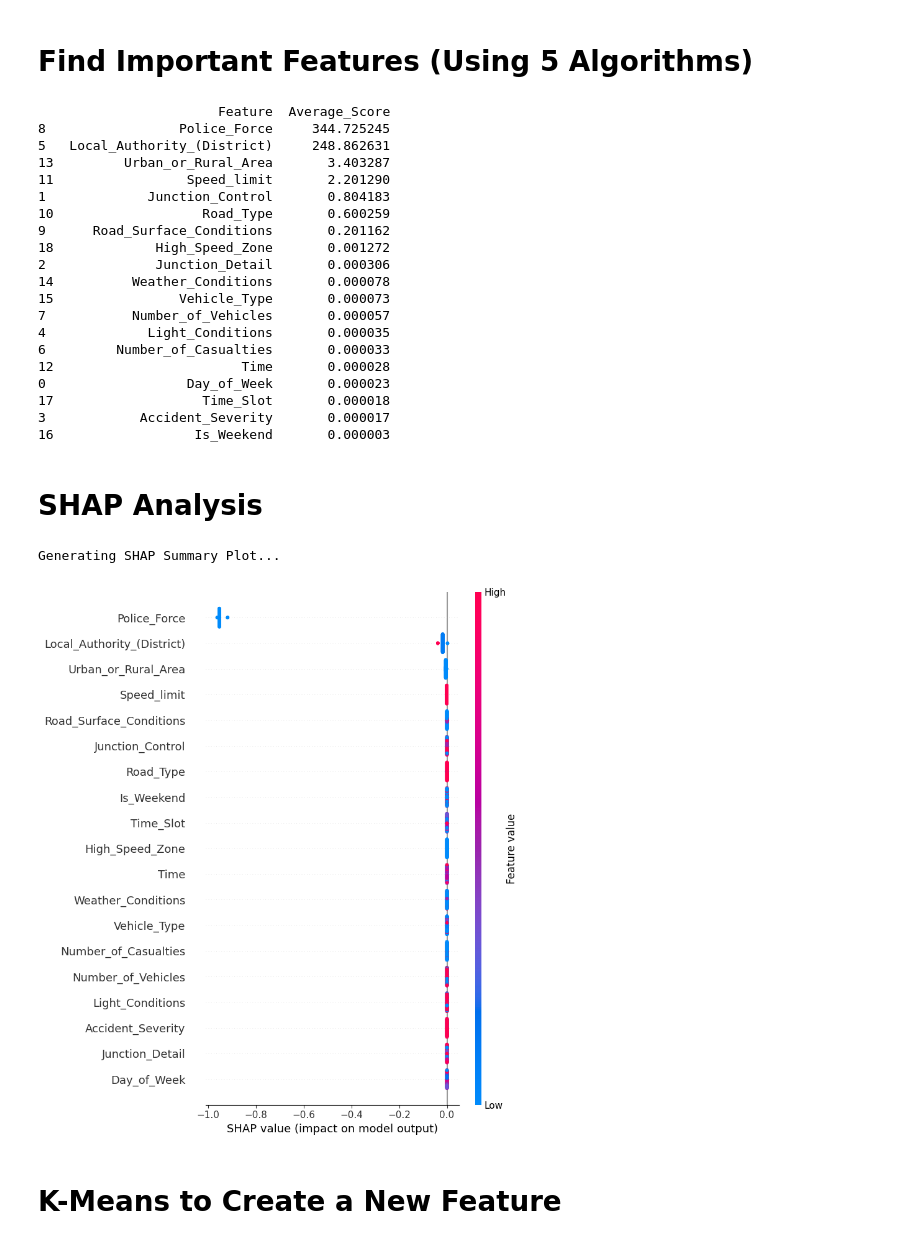
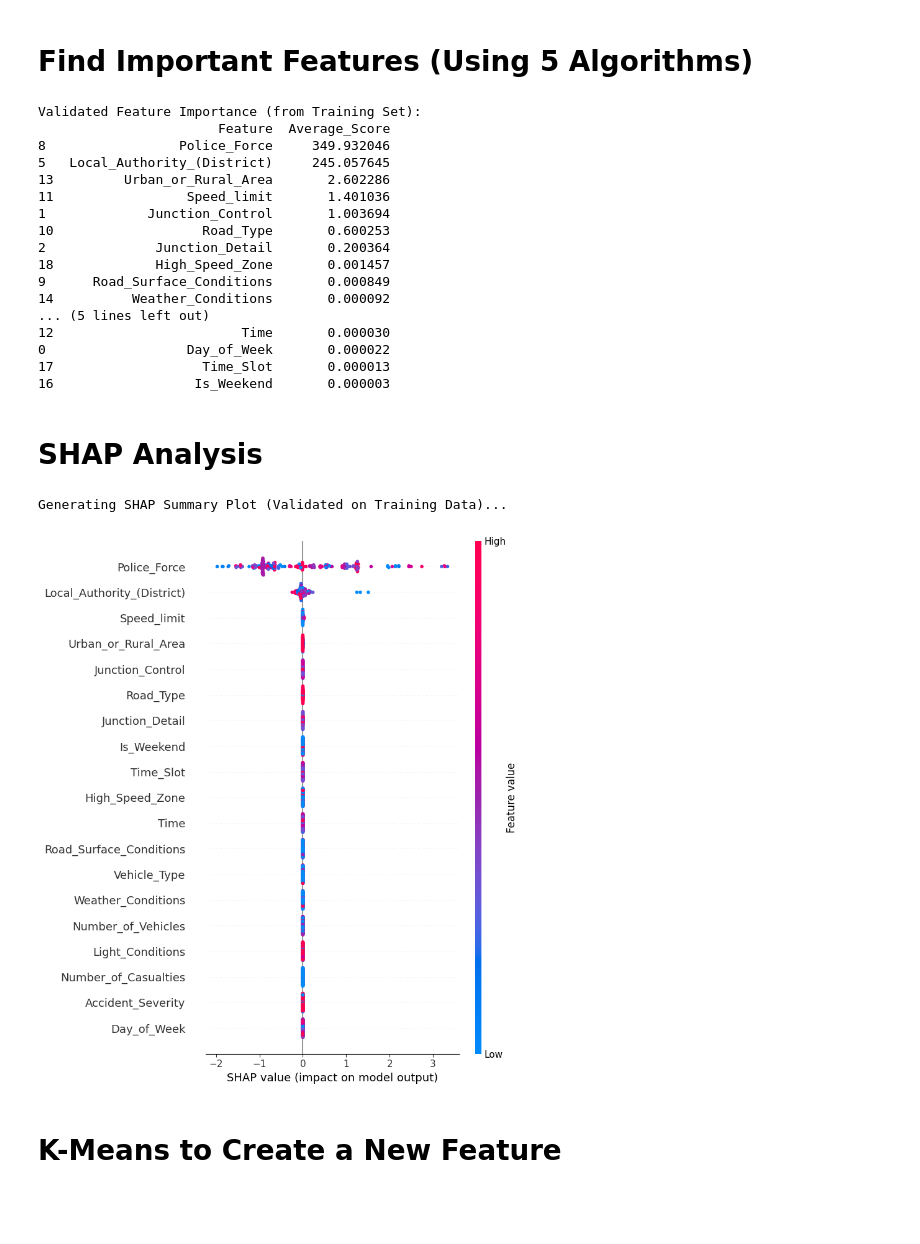
Before and after one commit to MoazzamArshad/Traffic-Road-Accident-Notebook, a Jupyter notebook: visualized-and-preprocessed.ipynb, the cells around one changed output. Drawn from its saved outputs; the diff is of its cells as text; code cells hidden in the pictures; blank space fills up the shorter version.

Commit message:
Kaggle Notebook | Visualized and Preprocessed | Version 5

```diff
--- a/visualized-and-preprocessed.ipynb
+++ b/visualized-and-preprocessed.ipynb
@@ -367,18 +367,21 @@ df['High_Speed_Zone'] = (df['Speed_limit'] > 50).astype(int)
 # %% [markdown]
 # Find Important Features (Using 5 Algorithms)
 # %%
+from sklearn.model_selection import train_test_split
 import lightgbm as lgb
 from xgboost import XGBRegressor
 from sklearn.ensemble import RandomForestRegressor, ExtraTreesRegressor
 from sklearn.tree import DecisionTreeRegressor
 import pandas as pd
 
-# 1. Prepare Data
-# We drop Latitude (the target) and Longitude (the other target)
+# 1. Prepare Data - Drop targets
 X = df.drop(['Latitude', 'Longitude'], axis=1)
-y = df['Latitude']
+y = df['Latitude'] # We use Latitude as the anchor for importance
 
-# 2. Define the 5 Models
+# 2. SPLIT FIRST (Crucial to prevent Data Leakage)
+X_train, X_test, y_train, y_test = train_test_split(X, y, test_size=0.2, random_state=42)
+
+# 3. Define the 5 Models
 models = {
     "LightGBM": lgb.LGBMRegressor(verbose=-1),
     "XGBoost": XGBRegressor(),
@@ -387,56 +390,56 @@ models = {
     "DecisionTree": DecisionTreeRegressor(max_depth=10)
 }
 
-# 3. Create a table to store results
+# 4. Create a table and train only on X_train
 importance_df = pd.DataFrame({'Feature': X.columns})
 
-# 4. Train each model and get importance
 for name, model in models.items():
-    model.fit(X, y)
+    model.fit(X_train, y_train) # Training only on the 80% split
     importance_df[name] = model.feature_importances_
 
-# 5. Calculate Average Importance
+# 5. Calculate Average and Sort
 importance_df['Average_Score'] = importance_df.mean(numeric_only=True, axis=1)
+importance_results = importance_df.sort_values(by='Average_Score', ascending=False)
 
-# 6. Sort and show results
-importance_results = importance_df.sort_values(by='Average_Score', ascending=False)
+print("Validated Feature Importance (from Training Set):")
 print(importance_results[['Feature', 'Average_Score']])
 # %% [output]
+Validated Feature Importance (from Training Set):
                        Feature  Average_Score
-8                 Police_Force     344.725245
-5   Local_Authority_(District)     248.862631
-13         Urban_or_Rural_Area       3.403287
-11                 Speed_limit       2.201290
-1             Junction_Control       0.804183
-10                   Road_Type       0.600259
-9      Road_Surface_Conditions       0.201162
-18             High_Speed_Zone       0.001272
-2              Junction_Detail       0.000306
-14          Weather_Conditions       0.000078
-15                Vehicle_Type       0.000073
-7           Number_of_Vehicles       0.000057
-4             Light_Conditions       0.000035
-6         Number_of_Casualties       0.000033
-12                        Time       0.000028
-0                  Day_of_Week       0.000023
-17                   Time_Slot       0.000018
-3            Accident_Severity       0.000017
+8                 Police_Force     349.932046
+5   Local_Authority_(District)     245.057645
+13         Urban_or_Rural_Area       2.602286
+11                 Speed_limit       1.401036
+1             Junction_Control       1.003694
+10                   Road_Type       0.600253
+2              Junction_Detail       0.200364
+18             High_Speed_Zone       0.001457
+9      Road_Surface_Conditions       0.000849
+14          Weather_Conditions       0.000092
+... (5 lines left out)
+12                        Time       0.000030
+0                  Day_of_Week       0.000022
+17                   Time_Slot       0.000013
 16                  Is_Weekend       0.000003
 # %% [markdown]
 # SHAP Analysis
 # %%
 import shap
 
-# 1. Use the LightGBM model we already trained (it's the fastest)
-# We use a sample of 200 rows to make the calculation fast
+# 1. Use the LightGBM model trained on X_train (already in your 'models' dictionary)
+# We use X_train to ensure the explanation is based only on training data
 explainer = shap.TreeExplainer(models["LightGBM"])
-shap_values = explainer.shap_values(X.iloc[:200])
 
-# 2. Plot the summary
-print("Generating SHAP Summary Plot...")
-shap.summary_plot(shap_values, X.iloc[:200])
+# 2. Select a sample from the TRAINING set
+# 200 rows is good for a quick summary
+X_sample = X_train.iloc[:200]
+shap_values = explainer.shap_values(X_sample)
+
+# 3. Plot the summary
+print("Generating SHAP Summary Plot (Validated on Training Data)...")
+shap.summary_plot(shap_values, X_sample)
 # %% [output]
-Generating SHAP Summary Plot...
+Generating SHAP Summary Plot (Validated on Training Data)...
-[figure, old version]
+[figure, new version]
 # %% [markdown]
 # K-Means to Create a New Feature
```
Also changed, not shown: parts of 11 cells of this notebook.
